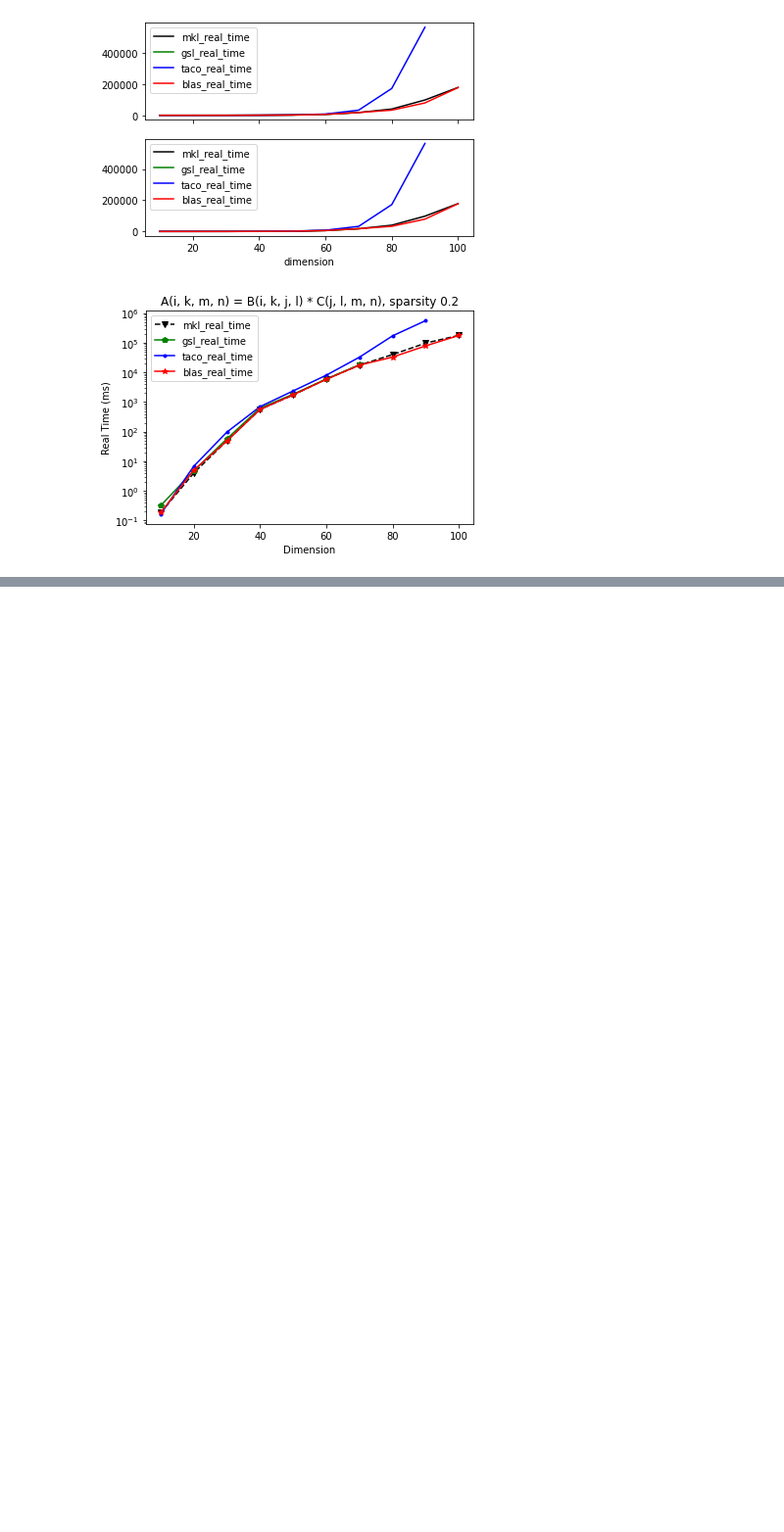
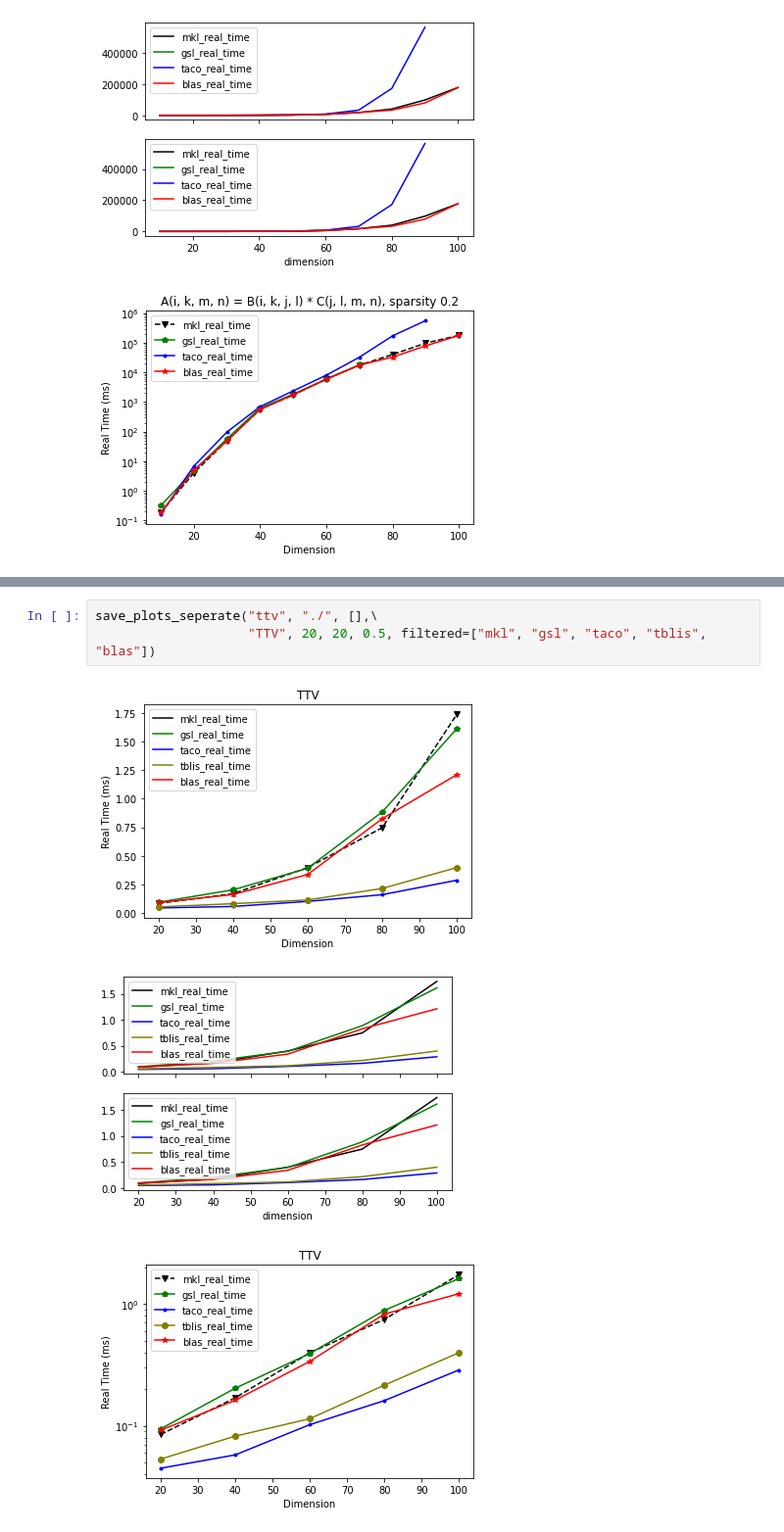
Before and after one commit to tensor-compiler/mosaic-benchmarks, a Jupyter notebook: data-benchmarks/bench-script.ipynb, the cells around one changed output, grey strips where cells are left out. Shown at 98% size. Cells and saved outputs as stored; diff of their text form; blank space fills up the shorter version.

```diff
--- a/data-benchmarks/bench-script.ipynb
+++ b/data-benchmarks/bench-script.ipynb
@@ -314,0 +341,7 @@ save_plots_seperate_sparsity("mm_add", "./", \
+# %%
+save_plots_seperate("ttv", "./", [],\
+                    "TTV", 20, 20, 0.5, filtered=["mkl", "gsl", "taco", "tblis", "blas"])
+# %% [output]
+[figure, added]
+[figure, added]
+[figure, added]
```
Also changed, not shown: parts of 15 cells of this notebook, 8 other files.
